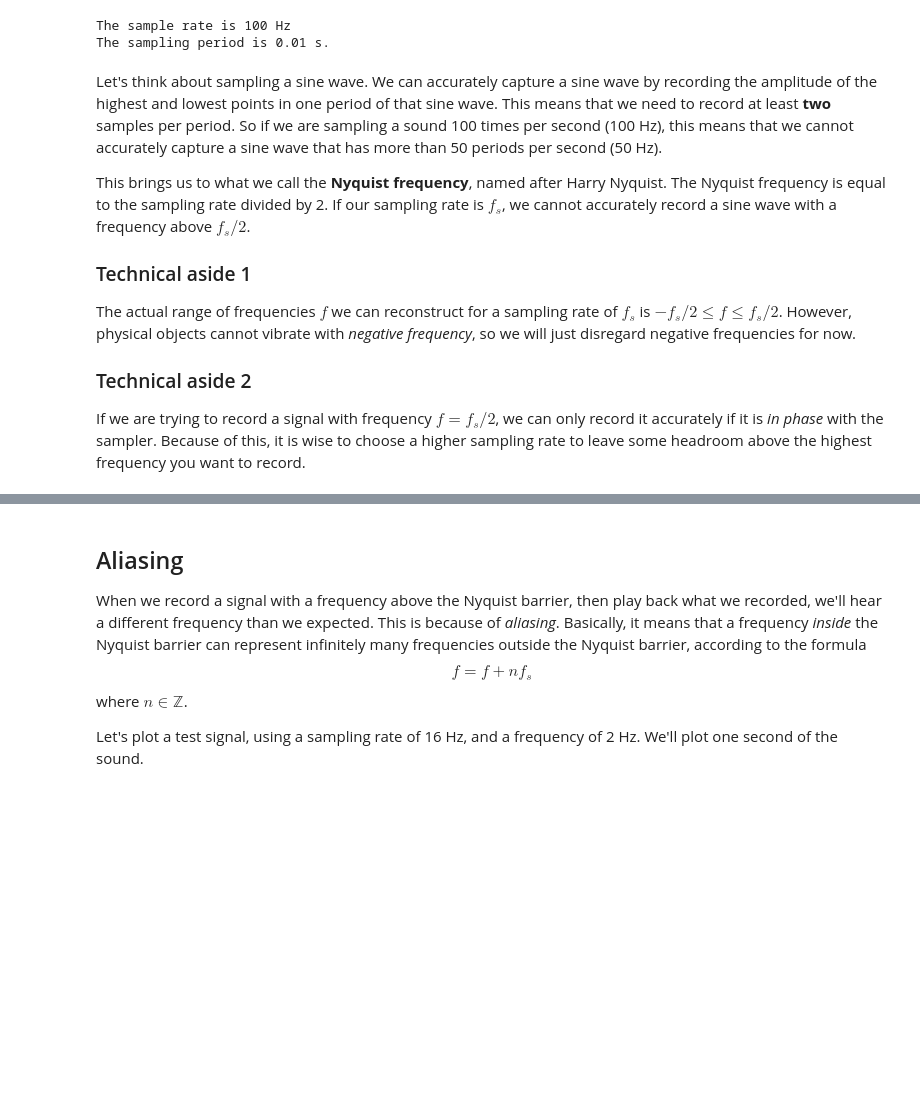
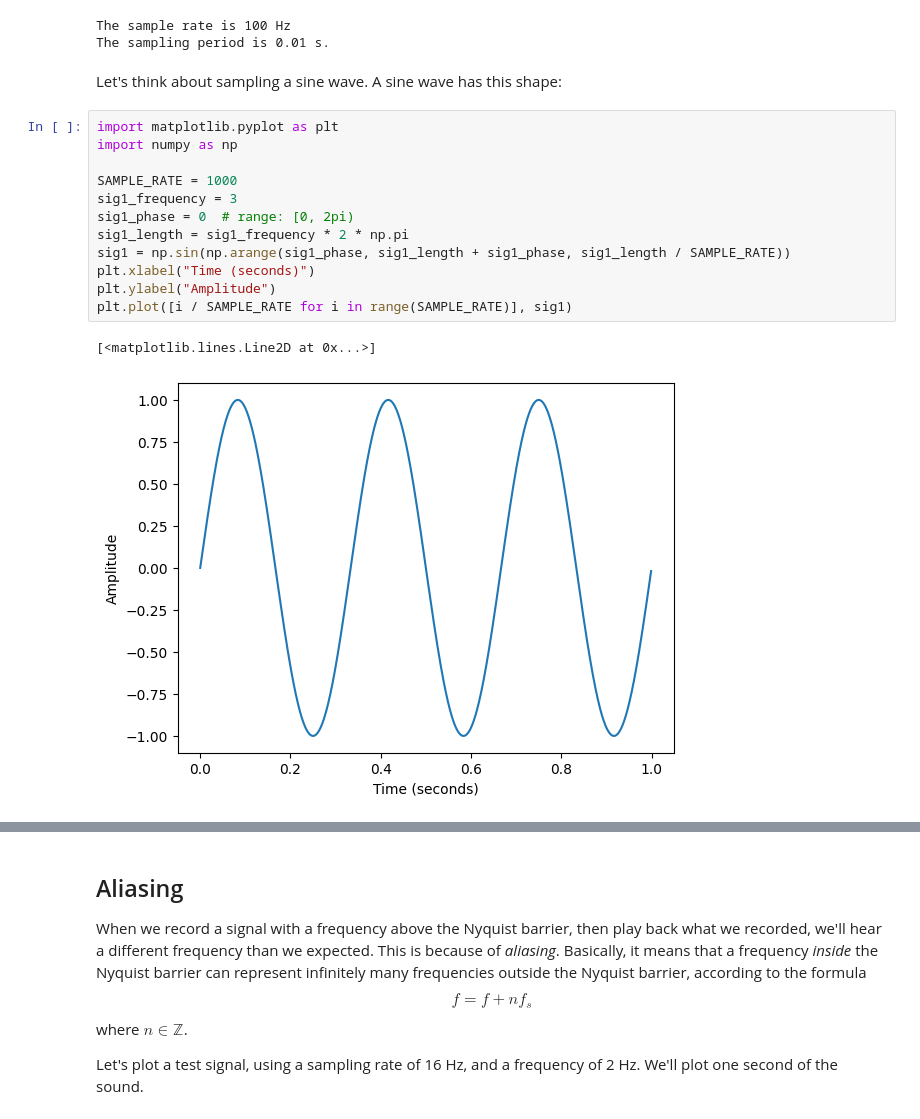
Before and after one commit to fleximeter/audio, a Jupyter notebook: notebooks/sampling.ipynb, the cells around one changed output, grey strips where cells are left out. Cells and saved outputs as stored; diff of their text form; blank space fills up the shorter version.

```diff
--- a/notebooks/sampling.ipynb
+++ b/notebooks/sampling.ipynb
@@ -12,13 +12,20 @@ print(f"The sampling period is {sampling_period(SAMPLE_RATE)} s.")
 # %% [output]
 The sample rate is 100 Hz
 The sampling period is 0.01 s.
-# %% [markdown]
-Let's think about sampling a sine wave. We can accurately capture a sine wave by recording the amplitude of the highest and lowest points in one period of that sine wave. This means that we need to record at least **two** samples per period. So if we are sampling a sound 100 times per second (100 Hz), this means that we cannot accurately capture a sine wave that has more than 50 periods per second (50 Hz).
-
-This brings us to what we call the **Nyquist frequency**, named after Harry Nyquist. The Nyquist frequency is equal to the sampling rate divided by 2. If our sampling rate is $f_s$, we cannot accurately record a sine wave with a frequency above $f_s/2$.
-
-### Technical aside 1
-The actual range of frequencies $f$ we can reconstruct for a sampling rate of $f_s$ is $-f_s/2 \le f \le f_s/2$. However, physical objects cannot vibrate with *negative frequency*, so we will just disregard negative frequencies for now.
-
-### Technical aside 2
-If we are trying to record a signal with frequency $f=f_s/2$, we can only record it accurately if it is *in phase* with the sampler. Because of this, it is wise to choose a higher sampling rate to leave some headroom above the highest frequency you want to record.
+# %% [markdown]
+Let's think about sampling a sine wave. A sine wave has this shape:
+# %%
+import matplotlib.pyplot as plt
+import numpy as np
+
+SAMPLE_RATE = 1000
+sig1_frequency = 3
+sig1_phase = 0  # range: [0, 2pi)
+sig1_length = sig1_frequency * 2 * np.pi
+sig1 = np.sin(np.arange(sig1_phase, sig1_length + sig1_phase, sig1_length / SAMPLE_RATE))
+plt.xlabel("Time (seconds)")
+plt.ylabel("Amplitude")
+plt.plot([i / SAMPLE_RATE for i in range(SAMPLE_RATE)], sig1)
+# %% [output]
+[<matplotlib.lines.Line2D at 0x...>]
+[figure, added]
```
Also changed, not shown: parts of 14 cells of this notebook, 7 other files.
